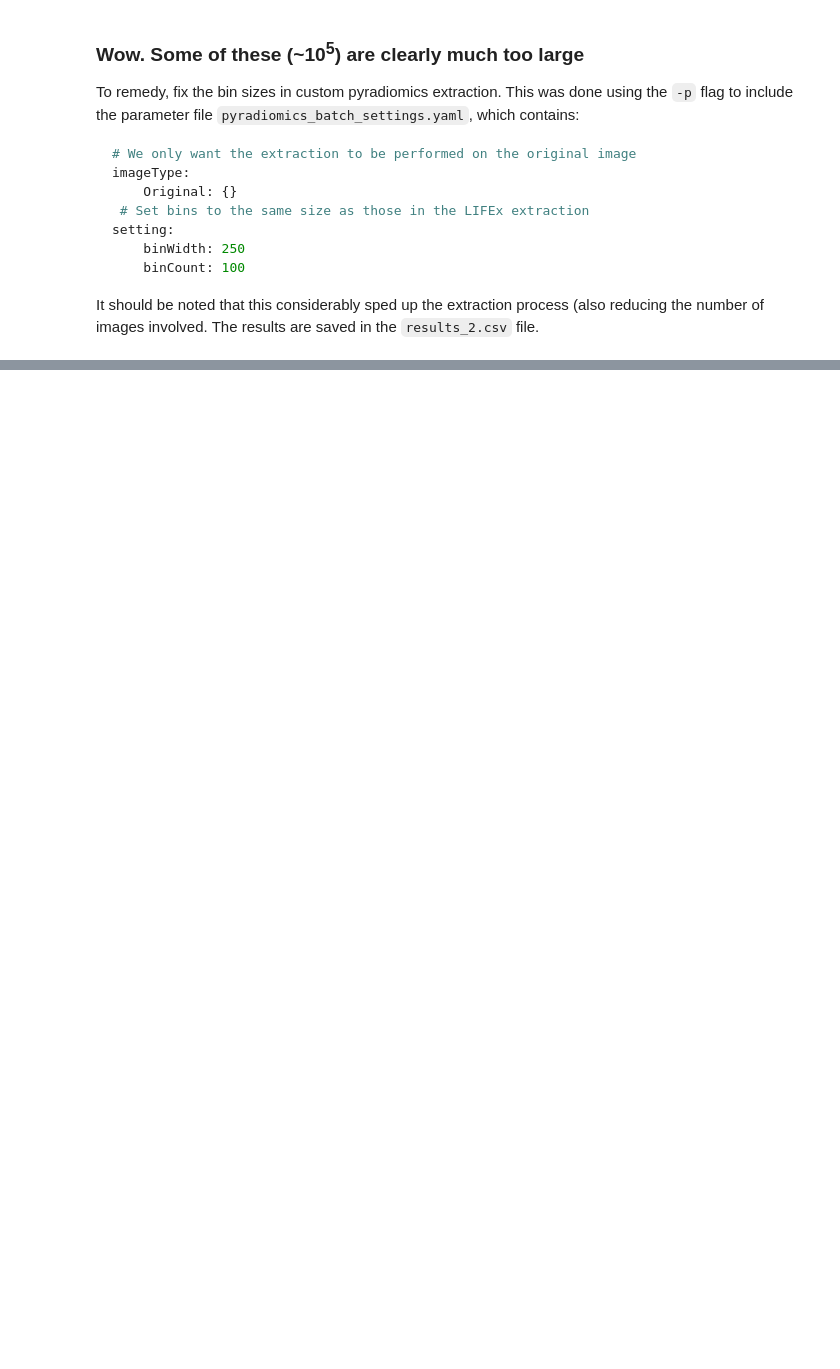
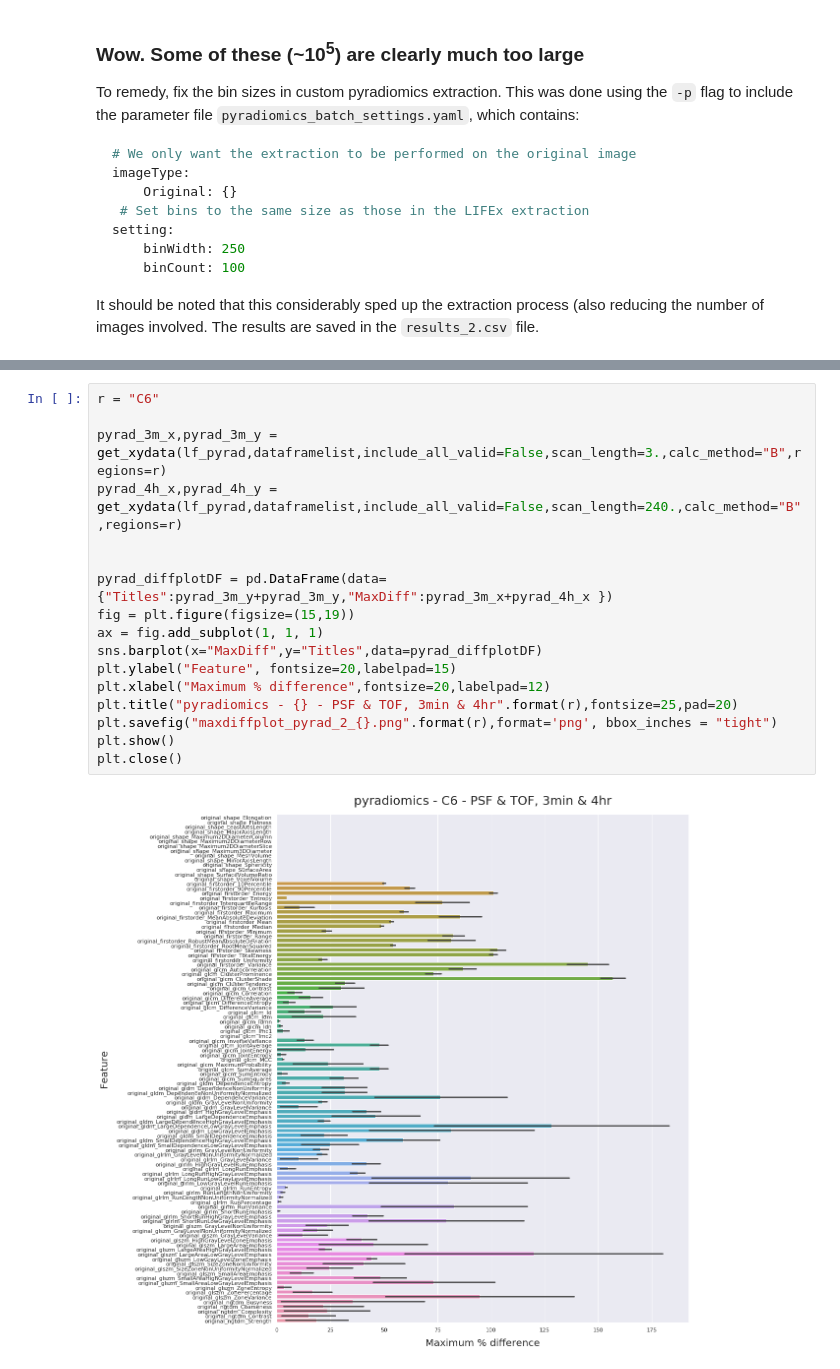
Before and after one commit to gnee-git/e7_validation, a Jupyter notebook: e7_validation_pt3.ipynb, the cells around one changed output, grey strips where cells are left out. Saved outputs shown, nothing was run; the diff lists cells and outputs as text; blank space fills up the shorter version.

```diff
--- a/e7_validation_pt3.ipynb
+++ b/e7_validation_pt3.ipynb
@@ -207,0 +239,19 @@ plt.close()
+# %%
+r = "C6"
+
+pyrad_3m_x,pyrad_3m_y = get_xydata(lf_pyrad,dataframelist,include_all_valid=False,scan_length=3.,calc_method="B",regions=r)
+pyrad_4h_x,pyrad_4h_y = get_xydata(lf_pyrad,dataframelist,include_all_valid=False,scan_length=240.,calc_method="B",regions=r)
+
+
+pyrad_diffplotDF = pd.DataFrame(data={"Titles":pyrad_3m_y+pyrad_3m_y,"MaxDiff":pyrad_3m_x+pyrad_4h_x })
+fig = plt.figure(figsize=(15,19))
+ax = fig.add_subplot(1, 1, 1)
+sns.barplot(x="MaxDiff",y="Titles",data=pyrad_diffplotDF)
+plt.ylabel("Feature", fontsize=20,labelpad=15)
+plt.xlabel("Maximum % difference",fontsize=20,labelpad=12)
+plt.title("pyradiomics - {} - PSF & TOF, 3min & 4hr".format(r),fontsize=25,pad=20)
+plt.savefig("maxdiffplot_pyrad_2_{}.png".format(r),format='png', bbox_inches = "tight")
+plt.show()
+plt.close()
+# %% [output]
+[figure, added]
```
Also changed, not shown: parts of 10 cells of this notebook, 1 other file.
